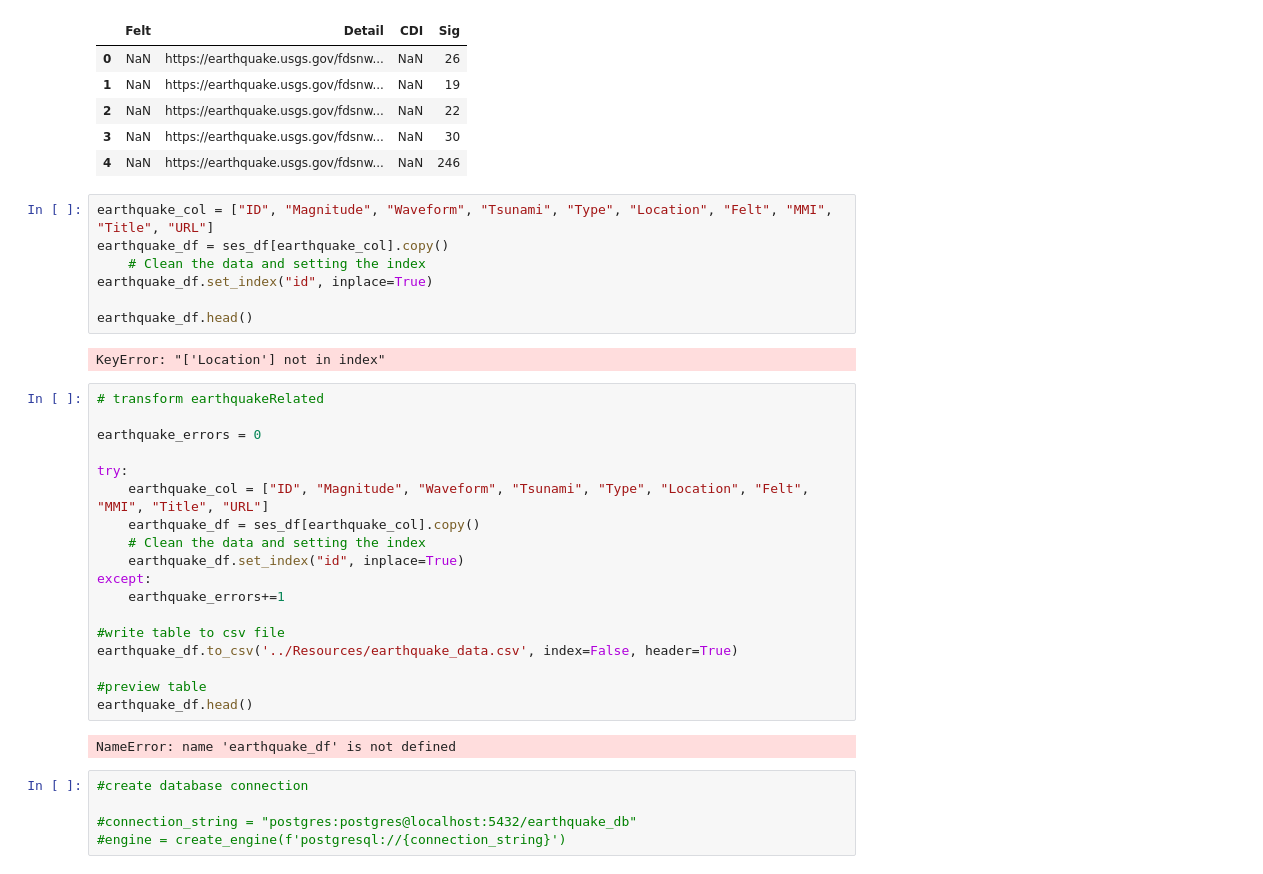
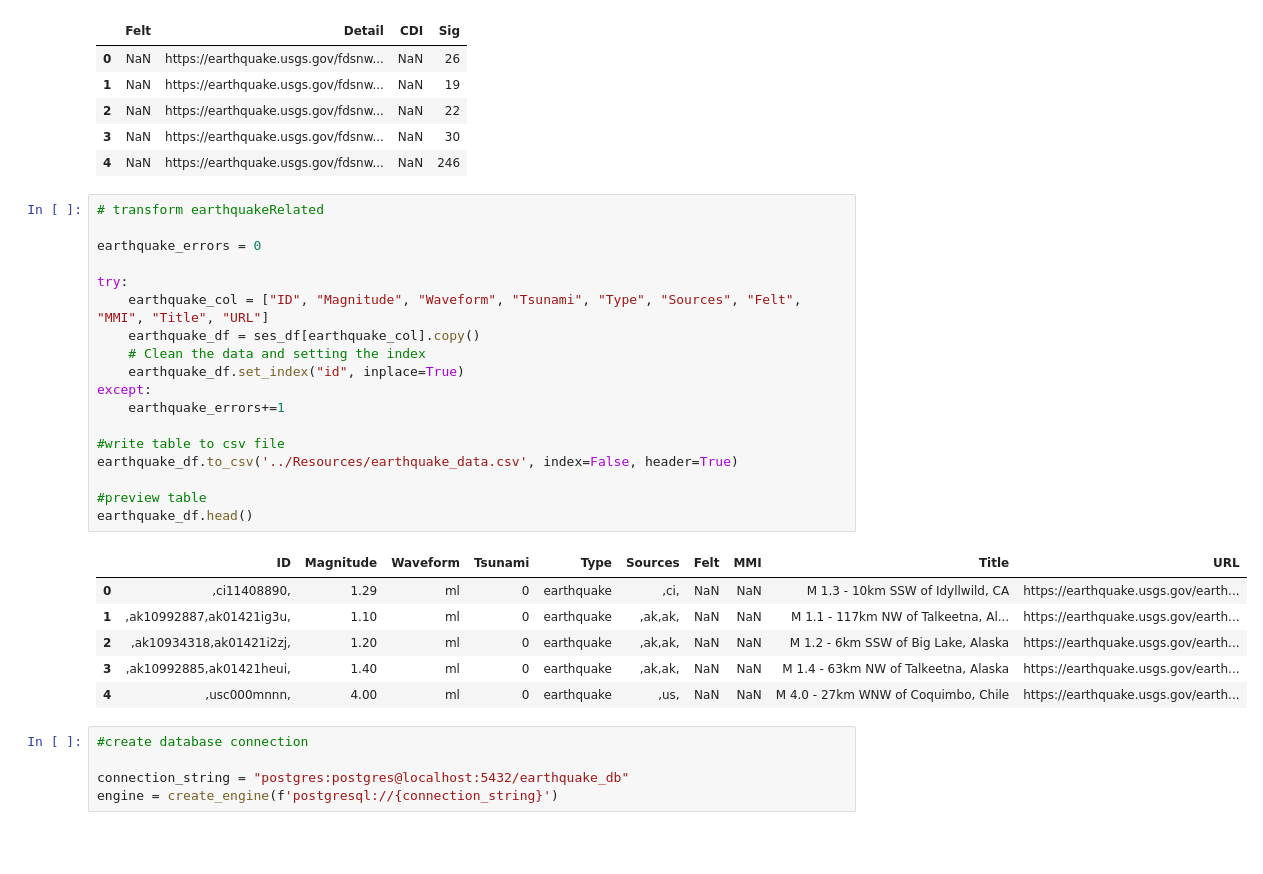
Before and after one commit to jchoi17/ETL-project, a Jupyter notebook: Jupyter Notebooks/Table Creation and PandasDF.ipynb, the cells around one changed output. Saved outputs shown, nothing was run; the diff lists cells and outputs as text; blank space fills up the shorter version.

Commit message:
jupyter notebook & resources

```diff
--- a/Jupyter Notebooks/Table Creation and PandasDF.ipynb
+++ b/Jupyter Notebooks/Table Creation and PandasDF.ipynb
@@ -307,36 +307,32 @@ population_df.head()
 | 3 | NaN | https://earthquake.usgs.gov/fdsnw... | NaN | 30 |
 | 4 | NaN | https://earthquake.usgs.gov/fdsnw... | NaN | 246 |
 # %%
-earthquake_col = ["ID", "Magnitude", "Waveform", "Tsunami", "Type", "Location", "Felt", "MMI", "Title", "URL"]
-earthquake_df = ses_df[earthquake_col].copy()
+# transform earthquakeRelated
+
+earthquake_errors = 0
+
+try:
+    earthquake_col = ["ID", "Magnitude", "Waveform", "Tsunami", "Type", "Sources", "Felt", "MMI", "Title", "URL"]
+    earthquake_df = ses_df[earthquake_col].copy()
     # Clean the data and setting the index
-earthquake_df.set_index("id", inplace=True)
+    earthquake_df.set_index("id", inplace=True)
+except:
+    earthquake_errors+=1
 
+#write table to csv file
+earthquake_df.to_csv('../Resources/earthquake_data.csv', index=False, header=True)
+
+#preview table
 earthquake_df.head()
 # %% [output]
-KeyError: "['Location'] not in index"
+|  | ID | Magnitude | Waveform | Tsunami | Type | Sources | Felt | MMI | Title | URL |
+| 0 | ,ci11408890, | 1.29 | ml | 0 | earthquake | ,ci, | NaN | NaN | M 1.3 - 10km SSW of Idyllwild, CA | https://earthquake.usgs.gov/earth... |
+| 1 | ,ak10992887,ak01421ig3u, | 1.10 | ml | 0 | earthquake | ,ak,ak, | NaN | NaN | M 1.1 - 117km NW of Talkeetna, Al... | https://earthquake.usgs.gov/earth... |
+| 2 | ,ak10934318,ak01421i2zj, | 1.20 | ml | 0 | earthquake | ,ak,ak, | NaN | NaN | M 1.2 - 6km SSW of Big Lake, Alaska | https://earthquake.usgs.gov/earth... |
+| 3 | ,ak10992885,ak01421heui, | 1.40 | ml | 0 | earthquake | ,ak,ak, | NaN | NaN | M 1.4 - 63km NW of Talkeetna, Alaska | https://earthquake.usgs.gov/earth... |
+| 4 | ,usc000mnnn, | 4.00 | ml | 0 | earthquake | ,us, | NaN | NaN | M 4.0 - 27km WNW of Coquimbo, Chile | https://earthquake.usgs.gov/earth... |
-# %%
-# transform earthquakeRelated
-
-earthquake_errors = 0
-
-try:
-    earthquake_col = ["ID", "Magnitude", "Waveform", "Tsunami", "Type", "Location", "Felt", "MMI", "Title", "URL"]
-    earthquake_df = ses_df[earthquake_col].copy()
-    # Clean the data and setting the index
-    earthquake_df.set_index("id", inplace=True)
-except:
-    earthquake_errors+=1
-
-#write table to csv file
-earthquake_df.to_csv('../Resources/earthquake_data.csv', index=False, header=True)
-
-#preview table
-earthquake_df.head()
-# %% [output]
-NameError: name 'earthquake_df' is not defined
 # %%
 #create database connection
 
-#connection_string = "postgres:postgres@localhost:5432/earthquake_db"
-#engine = create_engine(f'postgresql://{connection_string}')
+connection_string = "postgres:postgres@localhost:5432/earthquake_db"
+engine = create_engine(f'postgresql://{connection_string}')
```
Also changed, not shown: 1 other file.
